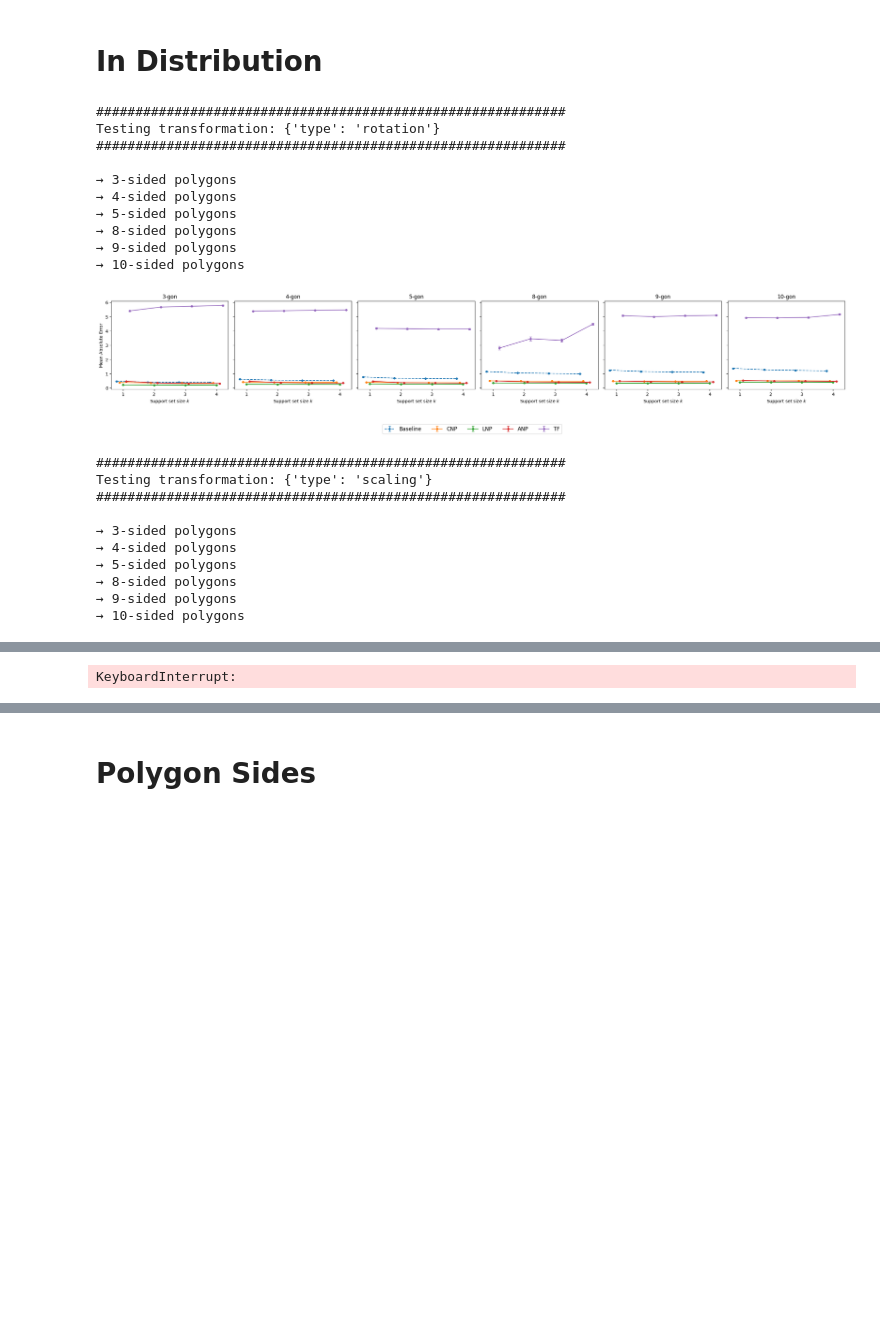
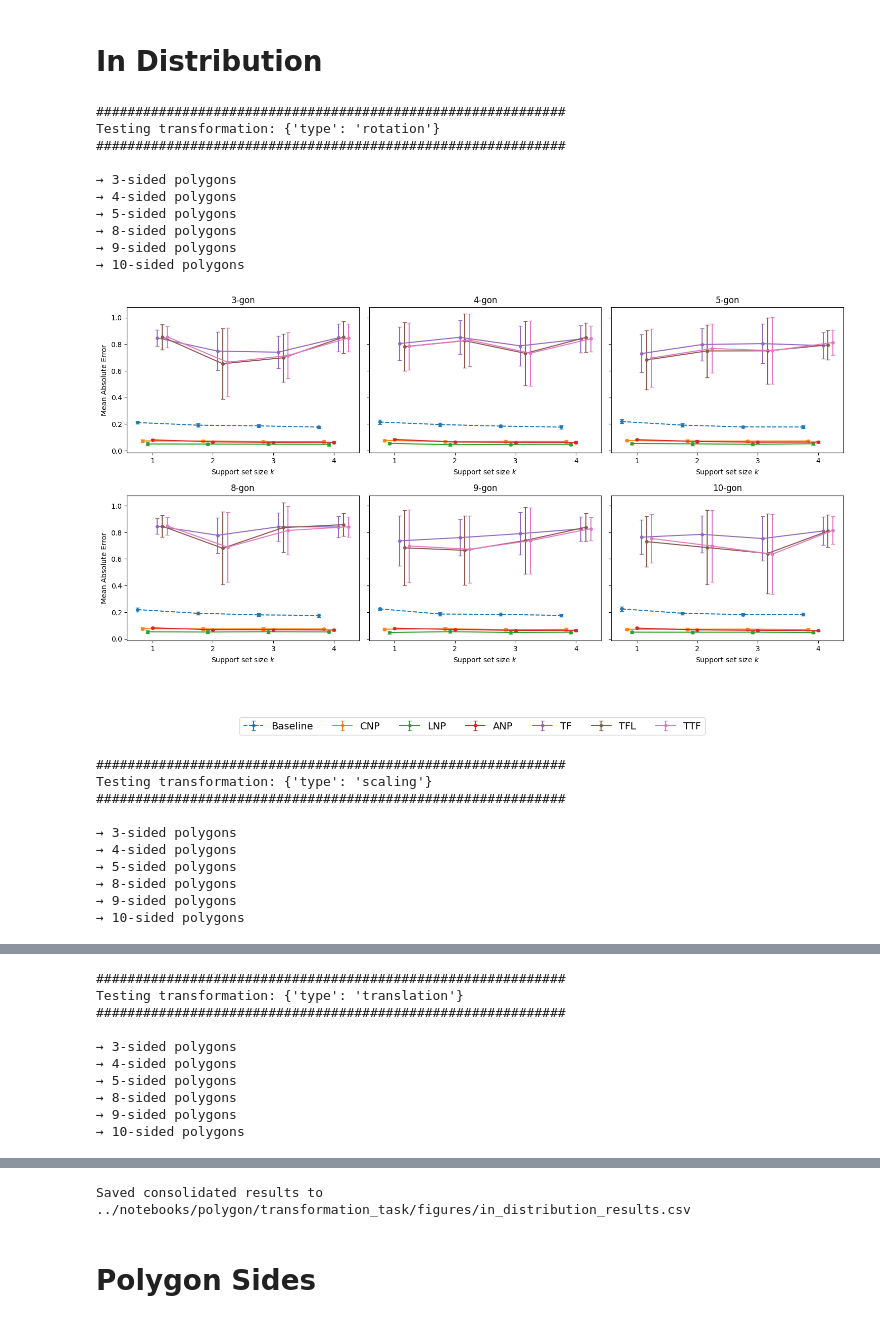
Before and after one commit to Fox4Song/fyp, a Jupyter notebook: notebooks/polygon/transformation_task/transformation_task_eval.ipynb, the cells around one changed output, grey strips where cells are left out. Drawn from its saved outputs; the diff is of its cells as text; code cells hidden in the pictures; blank space fills up the shorter version.

```diff
--- a/notebooks/polygon/transformation_task/transformation_task_eval.ipynb
+++ b/notebooks/polygon/transformation_task/transformation_task_eval.ipynb
@@ -125,8 +125,17 @@ print(f"TF Total parameters: {total_params:,}")
 tf_model.eval()
 tf_model.to(device)
 
+tf_large_model = TransformerDecoder(x_dim, y_dim, r_dim=2*r_dim, decoder_layers=8, decoder_heads=8)
+checkpoint_path = f"../final_tf_model_6318849_params.pt"
+checkpoint = torch.load(checkpoint_path, map_location=device)
+tf_large_model.load_state_dict(checkpoint['model_state_dict'])
+total_params = sum(p.numel() for p in tf_large_model.parameters())
+print(f"TF Large Total parameters: {total_params:,}")
+tf_large_model.eval()
+tf_large_model.to(device)
+
 ttf_model = TransformerDecoder(x_dim, y_dim, r_dim=r_dim, decoder_layers=8, decoder_heads=8)
-checkpoint_path = f"../final_tf_model_1586561_params.pt"
+checkpoint_path = f"../final_tf_trans_model_1586561_params.pt"
 checkpoint = torch.load(checkpoint_path, map_location=device)
 ttf_model.load_state_dict(checkpoint['model_state_dict'])
 total_params = sum(p.numel() for p in ttf_model.parameters())
@@ -511,8 +649,8 @@ for trans_cfg in transformation_configs:
             batch_size=128,
             max_num_context=MAX_CONTEXT_POINTS,
             max_seq_len=x_size,
-            min_num_sides=s,
-            max_num_sides=s,
+            min_num_sides=3,
+            max_num_sides=12,
             testing=True,
         )
 
@@ -522,6 +660,7 @@ for trans_cfg in transformation_configs:
             np_model=np_model,
             anp_model=anp_model,
             tf_model=tf_model,
+            tf_large_model=tf_large_model,
             ttf_model=ttf_model,
             tf_max_seq_len=tf_max_seq_len,
             context_sizes=context_sizes,
@@ -533,17 +672,29 @@ for trans_cfg in transformation_configs:
 
         results[s]["masked_mae"], results[s]["masked_mae_std"] = masked_mae, masked_mae_std
 
-        for model_name in ['Baseline', 'CNP','LNP','ANP','TF']:
+        for model_name in ['Baseline', 'CNP','LNP','ANP','TF', 'TFL', 'TTF']:
             for k in context_sizes:
                 m  = results[s]['masked_mae'][model_name][k]["masked_mae"]
                 sd = results[s]['masked_mae_std'][ model_name][k]["masked_mae"]
+                # v_m = results[s]['masked_mae'][model_name][k]["ver_mae"]
+                # v_sd = results[s]['masked_mae_std'][model_name][k]["ver_mae"]
+                # len_m = results[s]['masked_mae'][model_name][k]["len_mae"]
+                # len_sd = results[s]['masked_mae_std'][model_name][k]["len_mae"]
+                # ang_m = results[s]['masked_mae'][model_name][k]["ang_mae"]
+                # ang_sd = results[s]['masked_mae_std'][model_name][k]["ang_mae"]
                 all_rows.append({
                     'transformation_type': trans_cfg['type'],
                     'side_count':  s,
                     'model':       model_name,
                     'k':           k,
                     'mae_mean':    m,
-                    'mae_std':     sd
+                    'mae_std':     sd,
+                    # 'ver_mae_mean': v_m,
+                    # 'ver_mae_std': v_sd,
+                    # 'len_mae_mean': len_m,
+                    # 'len_mae_std': len_sd,
+                    # 'ang_mae_mean': ang_m,
+                    # 'ang_mae_std': ang_sd,
                 })
 
     model_plotting = [
@@ -552,18 +703,20 @@ for trans_cfg in transformation_configs:
         ('LNP',  '-o'),
         ('ANP', '-o'),
         ('TF',  '-o'),
-        # ('TTF', '-o'),
+        ('TFL', '-o'),
+        ('TTF', '-o'),
     ]
 
     ncols = len(sides)
     fig, axes = plt.subplots(
-        1, ncols,
+        2, 3,
         sharey=True,
-        figsize=(4 * ncols, 4)
+        figsize=(15, 8)
     )
+    axes = axes.flatten()
 
     M = len(model_plotting)
-    total_width = 0.42
+    total_width = 0.49
 
     # per‐method offset = evenly spaced between –total_width/2 and +total_width/2
     offsets = np.linspace(-total_width/2, total_width/2, M)
@@ -572,8 +725,6 @@ for trans_cfg in transformation_configs:
         for (model_name, marker), dx in zip(model_plotting, offsets):
             ys   = [results[s]['masked_mae'][model_name][k]["masked_mae"] for k in context_sizes]
             yerr = [results[s]['masked_mae_std'][model_name][k]["masked_mae"] for k in context_sizes]
-            ys = Polygon._unnormalise_lengths(ys, 3)
-            yerr = Polygon._unnormalise_lengths(yerr, 3)
             ax.errorbar(
                 context_sizes+dx,
                 ys,
@@ -590,39 +741,40 @@ for trans_cfg in transformation_configs:
         ax.set_xticklabels(context_sizes)
 
     axes[0].set_ylabel("Mean Absolute Error")
+    axes[3].set_ylabel("Mean Absolute Error")
 
     # one legend for all
     fig.legend(
         [m for m,_ in model_plotting],
         loc='upper center',
         ncol=len(model_plotting),
         bbox_to_anchor=(0.5, -0.05),
-        fontsize=12,
+        fontsize=14,
     )
 
     fig.tight_layout(rect=[0,0.05,1,1])
     if trans_cfg['type'] is None:
         fig.savefig(f"../notebooks/polygon/transformation_task/figures/in_distribution_{trans_cfg['type']}.pdf",
                     bbox_inches='tight',)
     else:
         fig.savefig(f"../notebooks/polygon/transformation_task/figures/in_distribution_{trans_cfg['type']}.pdf")
     plt.show()
 
 df = pd.DataFrame(all_rows)
 df.to_csv('../notebooks/polygon/transformation_task/figures/in_distribution_results.csv', index=False)
 print(f"Saved consolidated results to ../notebooks/polygon/transformation_task/figures/in_distribution_results.csv")
 # %% [output]
 ############################################################
 Testing transformation: {'type': 'rotation'}
 ############################################################
 
 → 3-sided polygons
 → 4-sided polygons
 → 5-sided polygons
 → 8-sided polygons
 → 9-sided polygons
 → 10-sided polygons
-[figure, old version]
+[figure, new version]
 ############################################################
 Testing transformation: {'type': 'scaling'}
 ############################################################
@@ -636 +789,10 @@ Testing transformation: {'type': 'scaling'}
-KeyboardInterrupt:
+############################################################
+Testing transformation: {'type': 'translation'}
+############################################################
+
+→ 3-sided polygons
+→ 4-sided polygons
+→ 5-sided polygons
+→ 8-sided polygons
+→ 9-sided polygons
+→ 10-sided polygons
@@ -637,3 +811,4 @@ KeyboardInterrupt:
+Saved consolidated results to ../notebooks/polygon/transformation_task/figures/in_distribution_results.csv
 # %% [markdown]
 # Polygon Sides
 # %%
```
Also changed, not shown: parts of 11 cells of this notebook, 23 other files.
